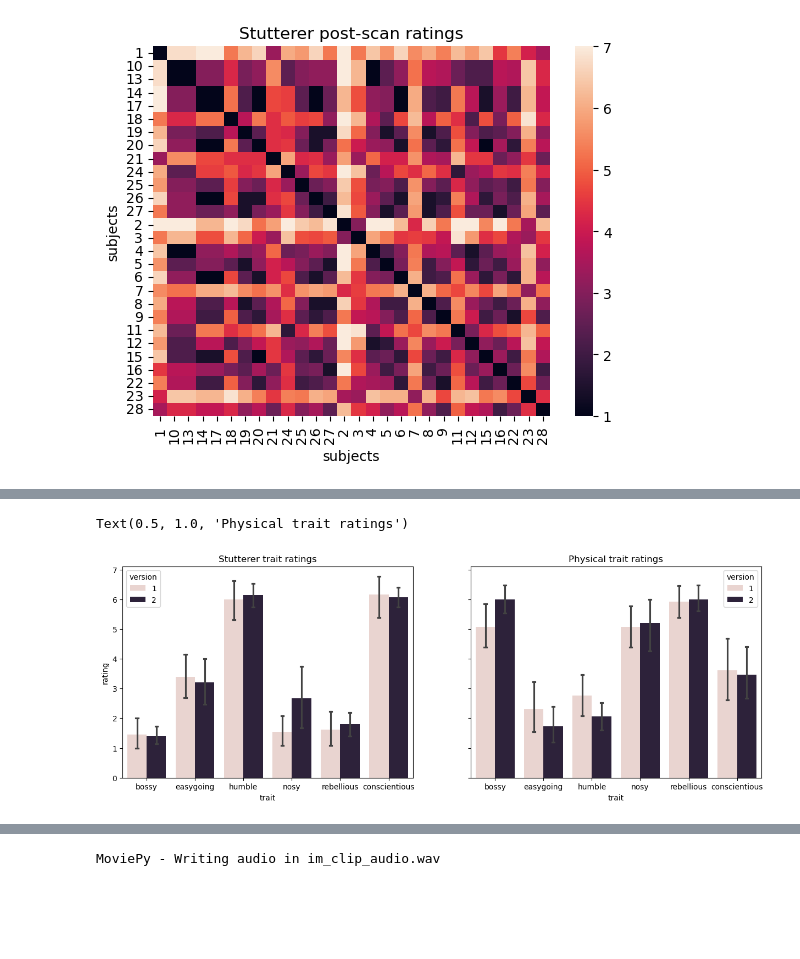
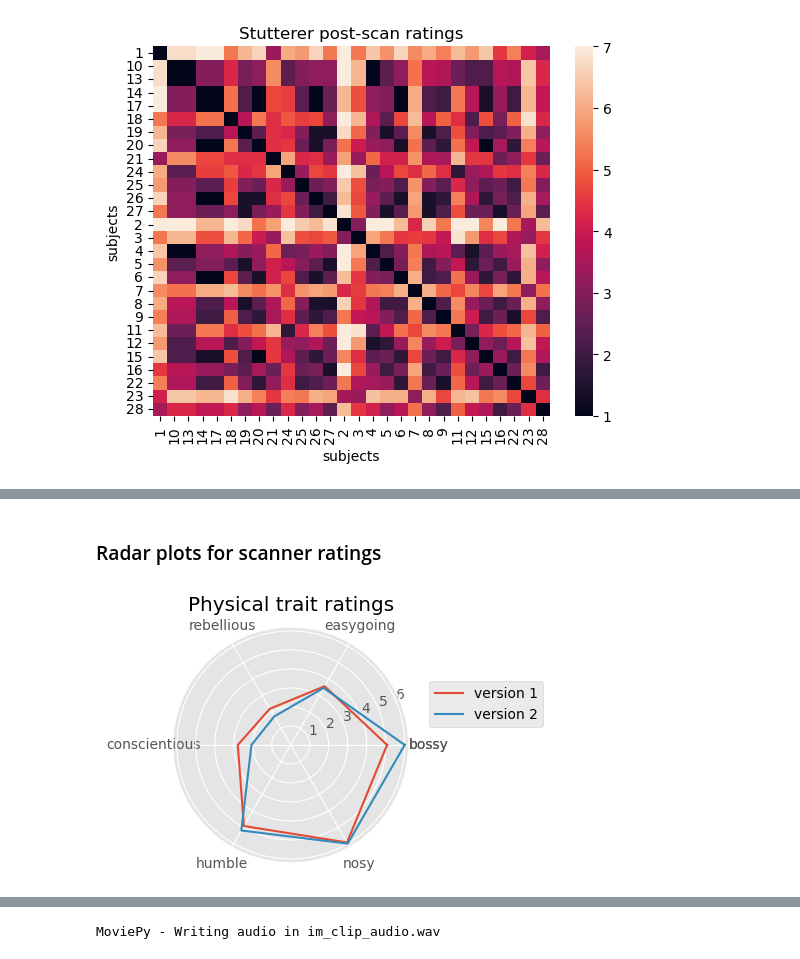
Before and after one commit to lindseytepfer/internal_narratives, a Jupyter notebook: analysis/1_behavioral_analysis.ipynb, the cells around one changed output, grey strips where cells are left out. Saved outputs shown, nothing was run; the diff lists cells and outputs as text; code cells hidden in the pictures; blank space fills up the shorter version.

```diff
--- a/analysis/1_behavioral_analysis.ipynb
+++ b/analysis/1_behavioral_analysis.ipynb
@@ -99,11 +61,2 @@ value_name='rating')
-# %%
-fig, ax = plt.subplots(1,2, figsize=(15, 5), sharey=True)
-
-ax[0] = sns.barplot(data=melted_stut, x='trait', y='rating', hue='version', capsize=0.1, ax=ax[0])
-ax[0].set_title("Stutterer trait ratings")
-
-ax[1] = sns.barplot(data=melted_phys, x='trait', y='rating', hue='version', capsize=0.1, ax=ax[1])
-ax[1].set_title("Physical trait ratings")
-# %% [output]
-Text(0.5, 1.0, 'Physical trait ratings')
-[figure, removed]
+# %% [markdown]
+### Radar plots for scanner ratings
@@ -109,0 +71,41 @@ Text(0.5, 1.0, 'Physical trait ratings')
+# %%
+phys_v1_pivot = pd.pivot_table(df[(df.target=='physical') & (df.version == 1)],
+ values=['response'], index='trait', aggfunc='mean').reset_index()
+phys_v1_ratings = list(phys_v1_pivot['response'])
+
+phys_v2_pivot = pd.pivot_table(df[(df.target=='physical') & (df.version == 2)],
+ values=['response'], index='trait', aggfunc='mean').reset_index()
+phys_v2_ratings = list(phys_v2_pivot['response'])
+
+stut_v1_pivot = pd.pivot_table(df[(df.target=='stutterer') & (df.version == 1)],
+ values=['response'], index='trait', aggfunc='mean').reset_index()
+stut_v1_ratings = list(stut_v1_pivot['response'])
+
+stut_v2_pivot = pd.pivot_table(df[(df.target=='stutterer') & (df.version == 2)],
+ values=['response'], index='trait', aggfunc='mean').reset_index()
+stut_v2_ratings = list(stut_v2_pivot['response'])
+
+#close the plots by repeating the first angle
+phys_v1_ratings.append(phys_v1_ratings[0])
+phys_v2_ratings.append(phys_v2_ratings[0])
+stut_v1_ratings.append(stut_v1_ratings[0])
+stut_v2_ratings.append(stut_v2_ratings[0])
+# %%
+plt.style.use('ggplot')
+
+fig=plt.figure(figsize=(6,6))
+ax=fig.add_subplot(polar=True)
+
+ax.plot(angles,phys_v1_ratings, label='version 1')
+ax.plot(angles,phys_v2_ratings, label='version 2')
+
+ax.set_thetagrids(angles * 180/np.pi, traitlist)
+plt.title("Physical trait ratings")
+
+plt.legend(bbox_to_anchor=(1.6,.8))
+plt.tight_layout()
+
+plt.savefig("physical_polarplot.svg")
+plt.show()
+# %% [output]
+[figure, added]
```
Also changed, not shown: parts of 17 cells of this notebook.
